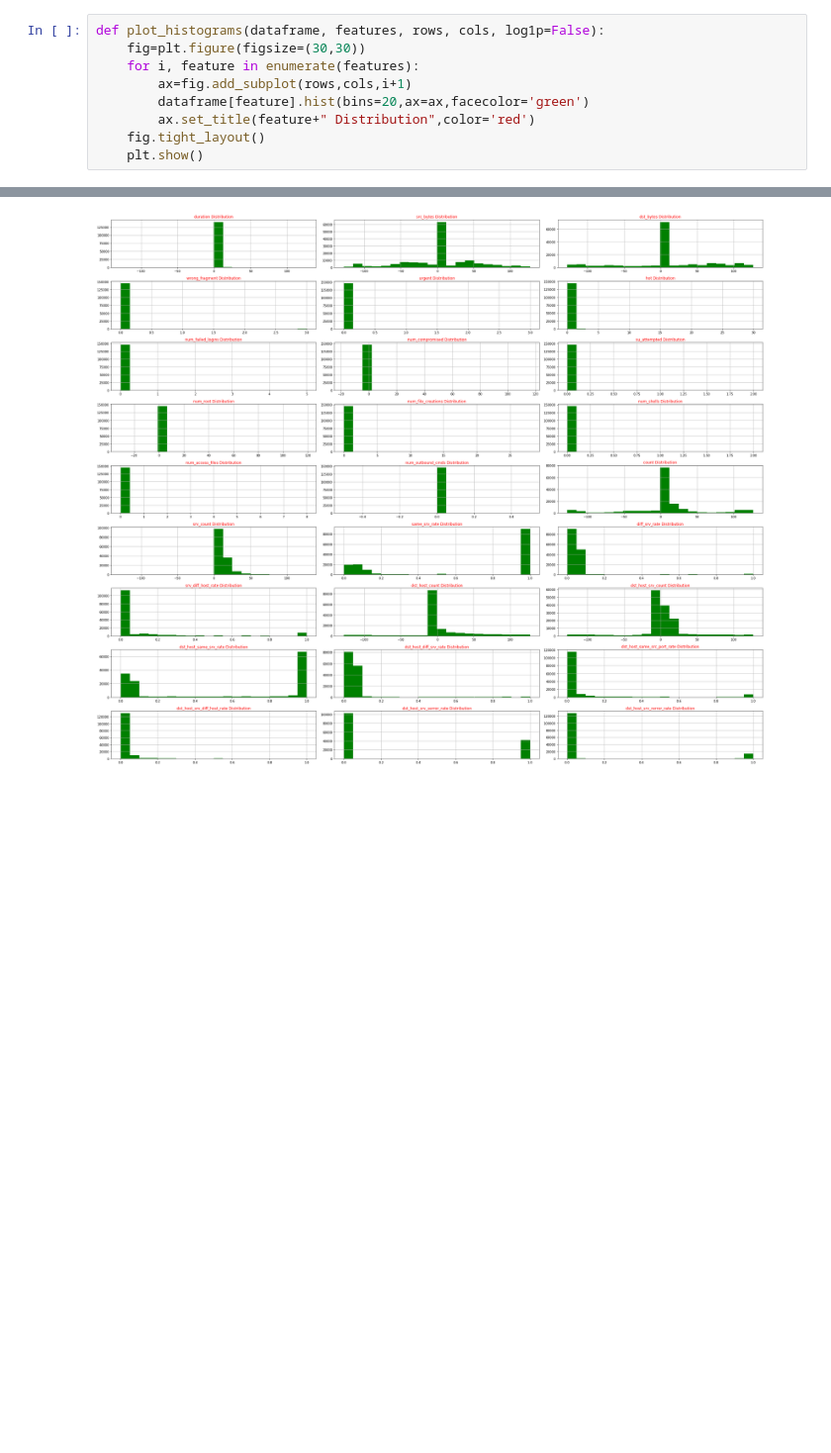
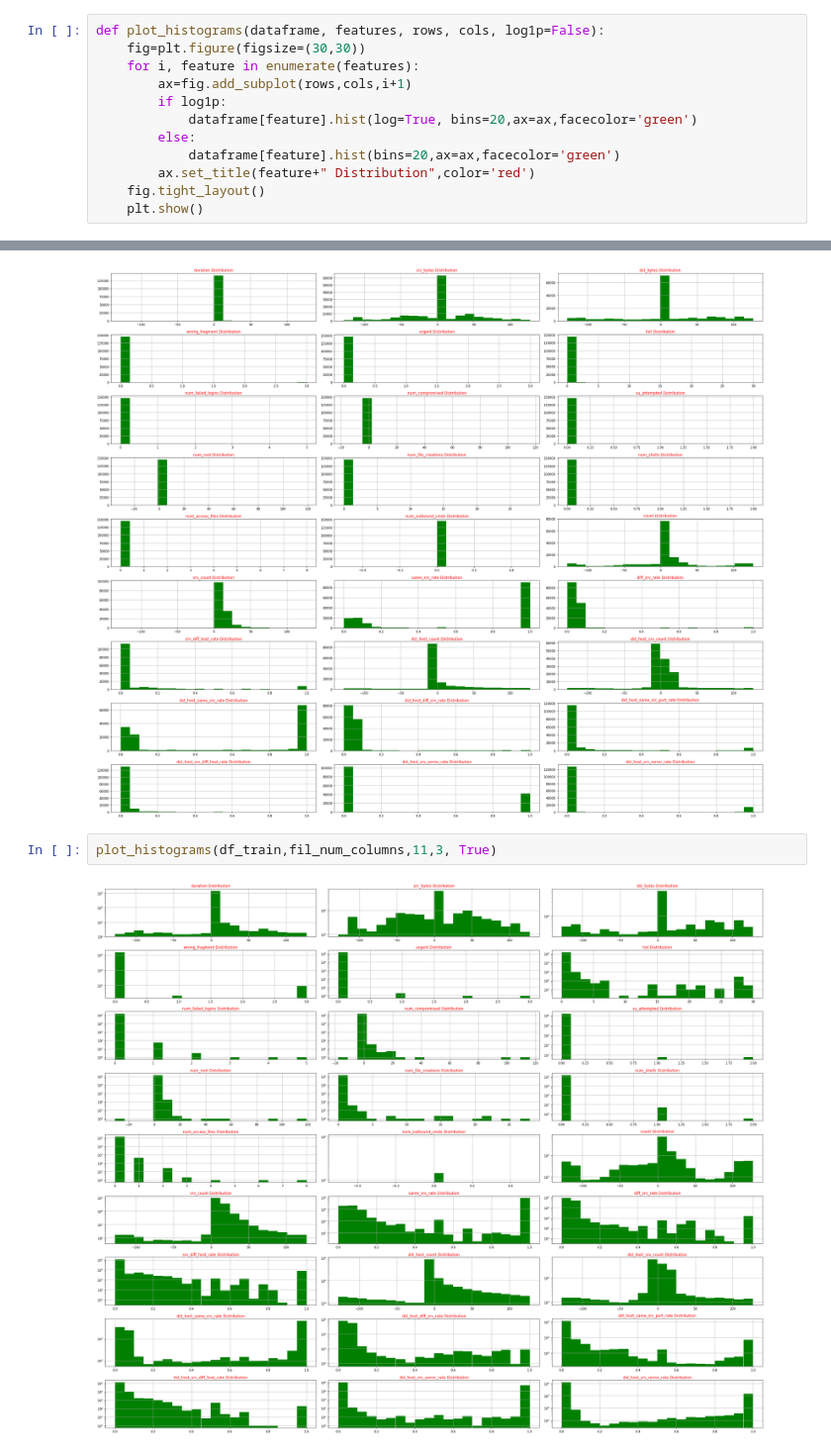
Before and after one commit to narendraparigi1987/ml_assignment, a Jupyter notebook: ML Network Intrusion - 20200311-naren.ipynb, the cells around one changed output, grey strips where cells are left out. Shown at 99% size. Cells and saved outputs as stored; diff of their text form; blank space fills up the shorter version.

```diff
--- a/ML Network Intrusion - 20200311-naren.ipynb
+++ b/ML Network Intrusion - 20200311-naren.ipynb
@@ -502,7 +502,10 @@ def plot_histograms(dataframe, features, rows, cols, log1p=False):
     fig=plt.figure(figsize=(30,30))
     for i, feature in enumerate(features):
         ax=fig.add_subplot(rows,cols,i+1)
-        dataframe[feature].hist(bins=20,ax=ax,facecolor='green')
+        if log1p:
+            dataframe[feature].hist(log=True, bins=20,ax=ax,facecolor='green')
+        else:
+            dataframe[feature].hist(bins=20,ax=ax,facecolor='green')
         ax.set_title(feature+" Distribution",color='red')
     fig.tight_layout()
     plt.show()
@@ -510,3 +513,7 @@ def plot_histograms(dataframe, features, rows, cols, log1p=False):
 plot_histograms(df_train,fil_num_columns,11,3)
 # %% [output]
 [figure]
+# %%
+plot_histograms(df_train,fil_num_columns,11,3, True)
+# %% [output]
+[figure, added]
```
Also changed, not shown: parts of 1 cell of this notebook.
